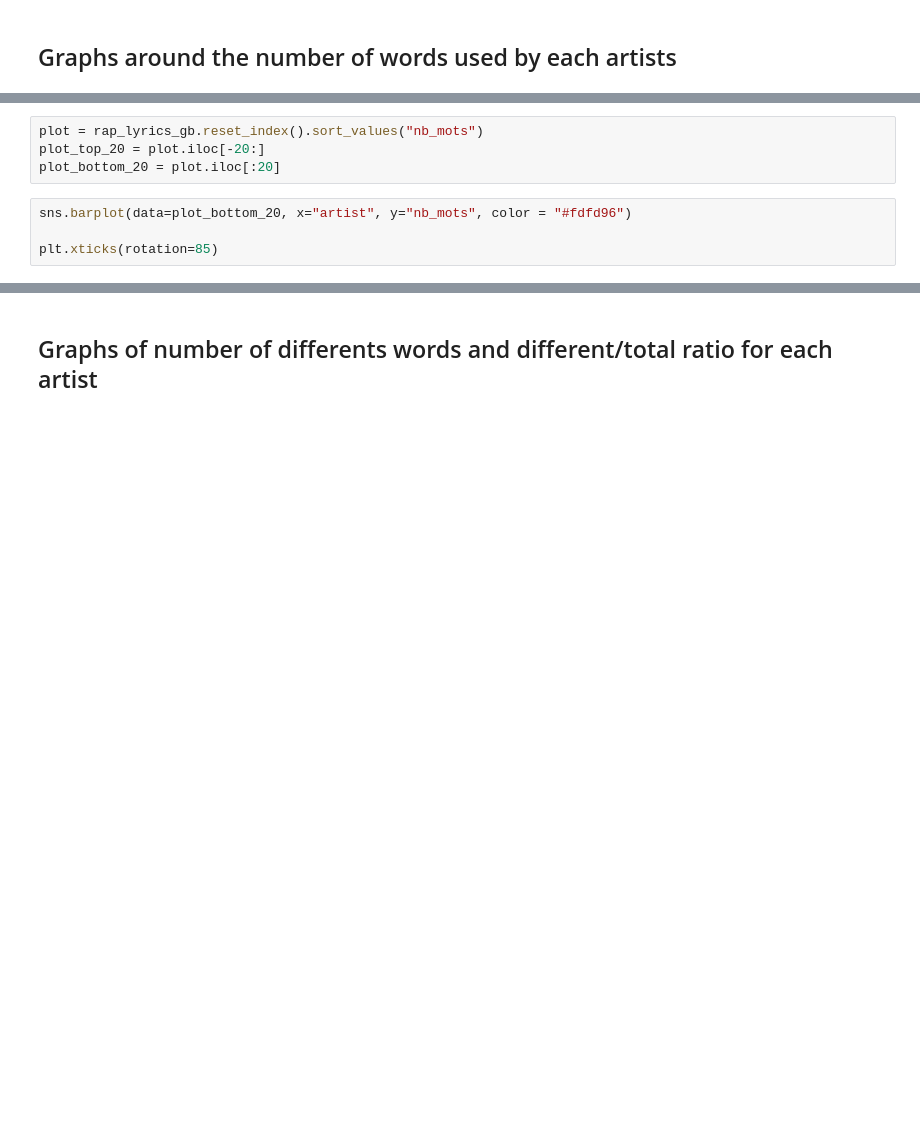
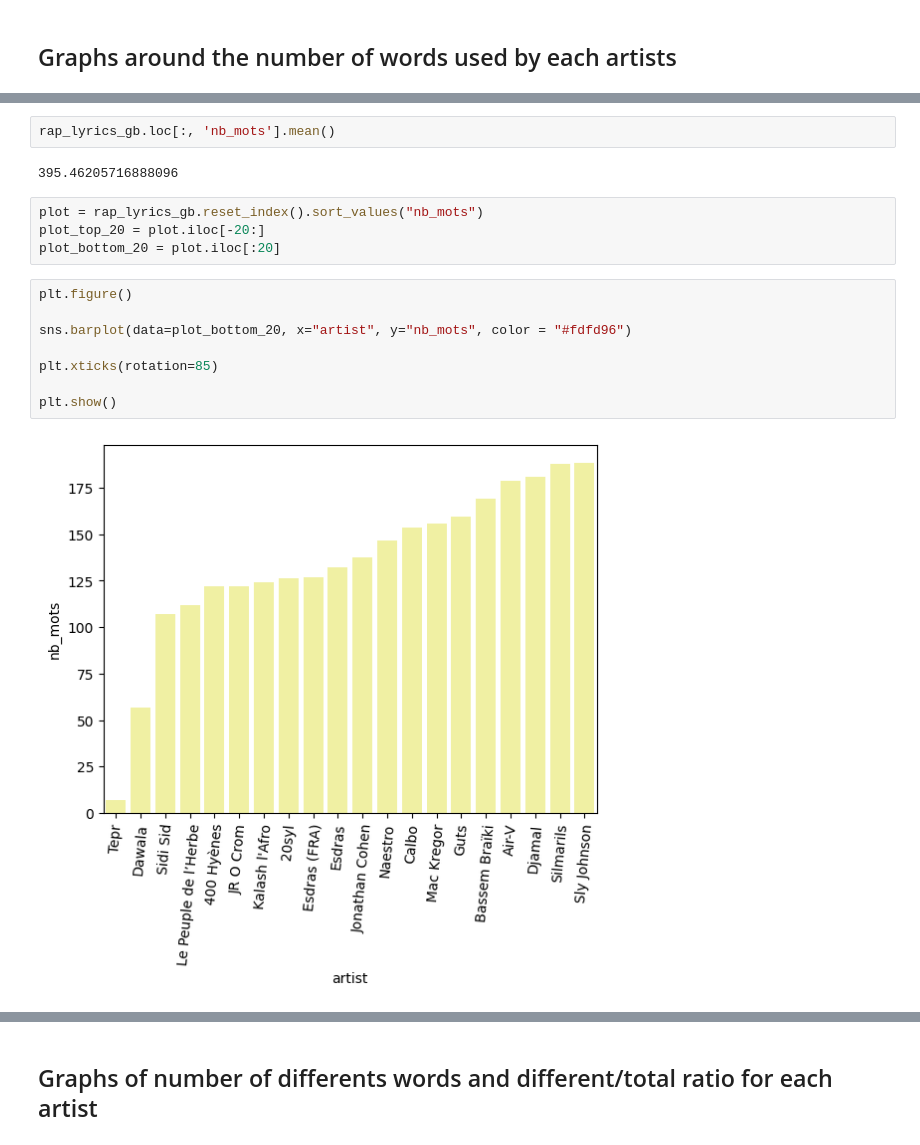
Before and after one commit to dauczer/french-rap, a Jupyter notebook: notebook/data_rap.ipynb, the cells around one changed output, grey strips where cells are left out. Saved outputs shown, nothing was run; the diff lists cells and outputs as text; blank space fills up the shorter version.

```diff
--- a/notebook/data_rap.ipynb
+++ b/notebook/data_rap.ipynb
@@ -108,9 +127,19 @@ rap_lyrics_gb
+# %%
+rap_lyrics_gb.loc[:, 'nb_mots'].mean()
+# %% [output]
+395.46205716888096
 # %%
 plot = rap_lyrics_gb.reset_index().sort_values("nb_mots")
 plot_top_20 = plot.iloc[-20:]
 plot_bottom_20 = plot.iloc[:20]
 # %%
+plt.figure()
+
 sns.barplot(data=plot_bottom_20, x="artist", y="nb_mots", color = "#fdfd96")
 
 plt.xticks(rotation=85)
+
+plt.show()
+# %% [output]
+[figure, added]
 # %%
```
Also changed, not shown: parts of 22 cells of this notebook.
